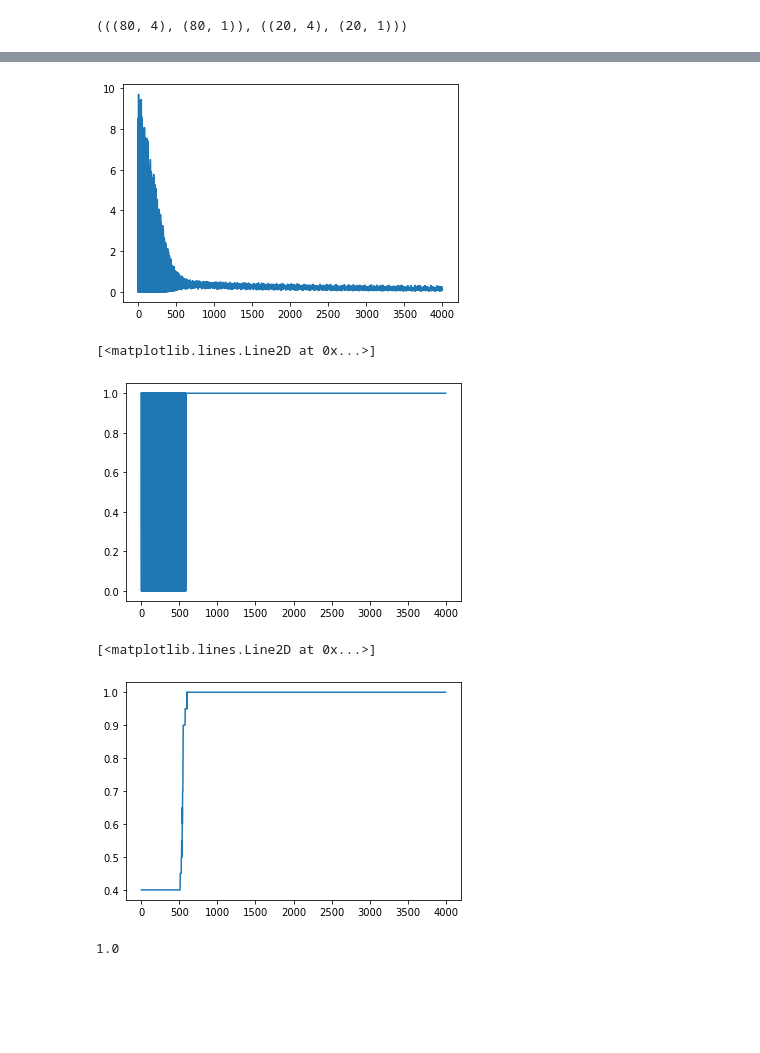
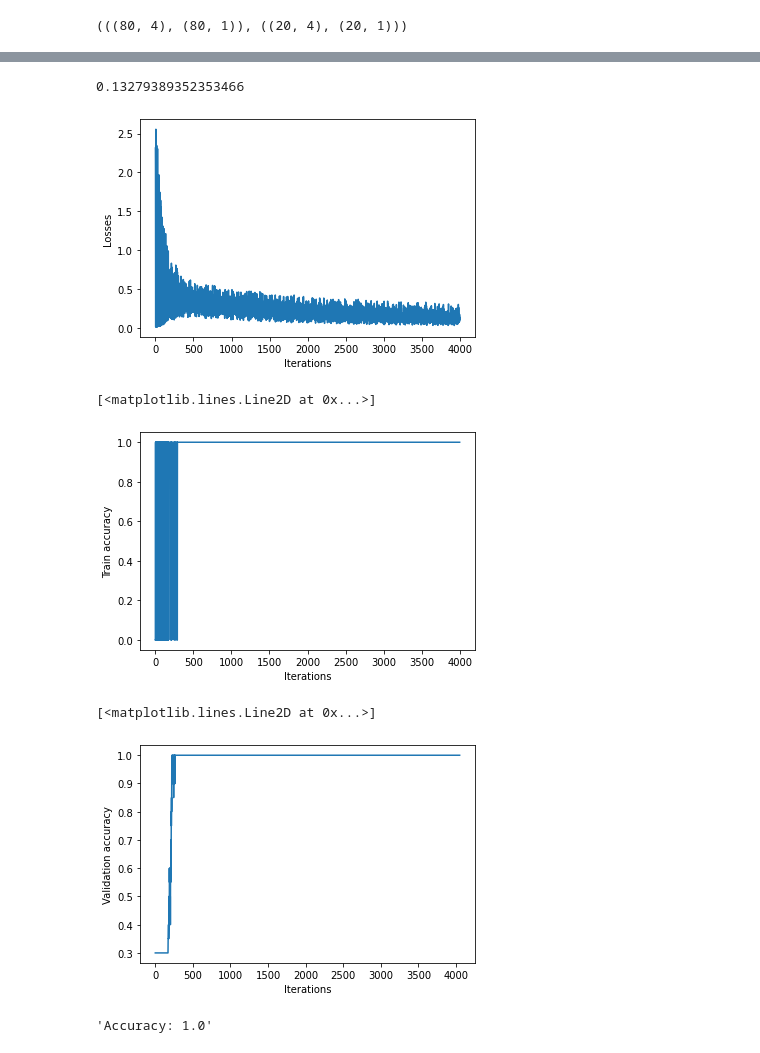
Before and after one commit to dminhvu/Machine-Learning, a Jupyter notebook: Iris/iris_logistic_regression_SGD.ipynb, the cells around one changed output, grey strips where cells are left out. Drawn from its saved outputs; the diff is of its cells as text; code cells hidden in the pictures; blank space fills up the shorter version.

```diff
--- a/Iris/iris_logistic_regression_SGD.ipynb
+++ b/Iris/iris_logistic_regression_SGD.ipynb
@@ -116,8 +132,11 @@ class MyLogisticRegression:
         acc = (y_hat == y_test).mean()
         return acc
 # %%
-model = MyLogisticRegression()
-model.fit(X_train,y_train,val=(X_test,y_test),lr=0.001,epochs=50)
+model = LogisticRegression()
+model.fit(X_train,y_train,val=(X_test,y_test),lr=0.001,epochs=50,verbose=10)
+
+plt.xlabel('Iterations')
+plt.ylabel('Losses')
 plt.plot(model.losses)
 model.losses[-1]
 # %% [output]
@@ -125,15 +149,20 @@ model.losses[-1]
+0.13279389352353466
-[figure, old version]
+[figure, new version]
 # %%
+plt.xlabel('Iterations')
+plt.ylabel('Train accuracy')
 plt.plot(model.train_accs)
 # %% [output]
 [<matplotlib.lines.Line2D at 0x...>]
-[figure, old version]
+[figure, new version]
 # %%
+plt.xlabel('Iterations')
+plt.ylabel('Validation accuracy')
 plt.plot(model.val_accs)
 # %% [output]
 [<matplotlib.lines.Line2D at 0x...>]
-[figure, old version]
+[figure, new version]
 # %%
-model.score(X_test,y_test)
+f'Accuracy: {model.score(X_test,y_test)}'
 # %% [output]
-1.0
+'Accuracy: 1.0'
```
Also changed, not shown: parts of 3 cells of this notebook, 1 other file.
